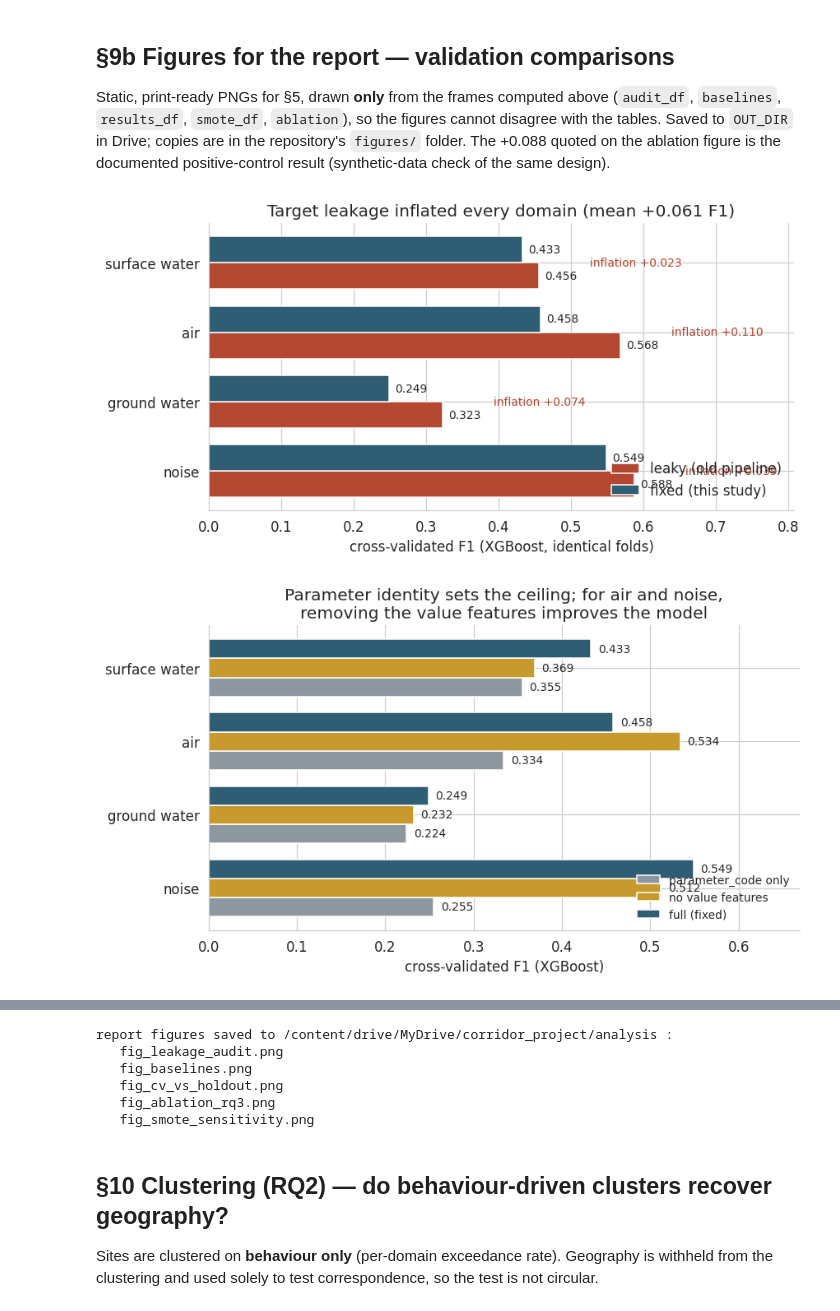
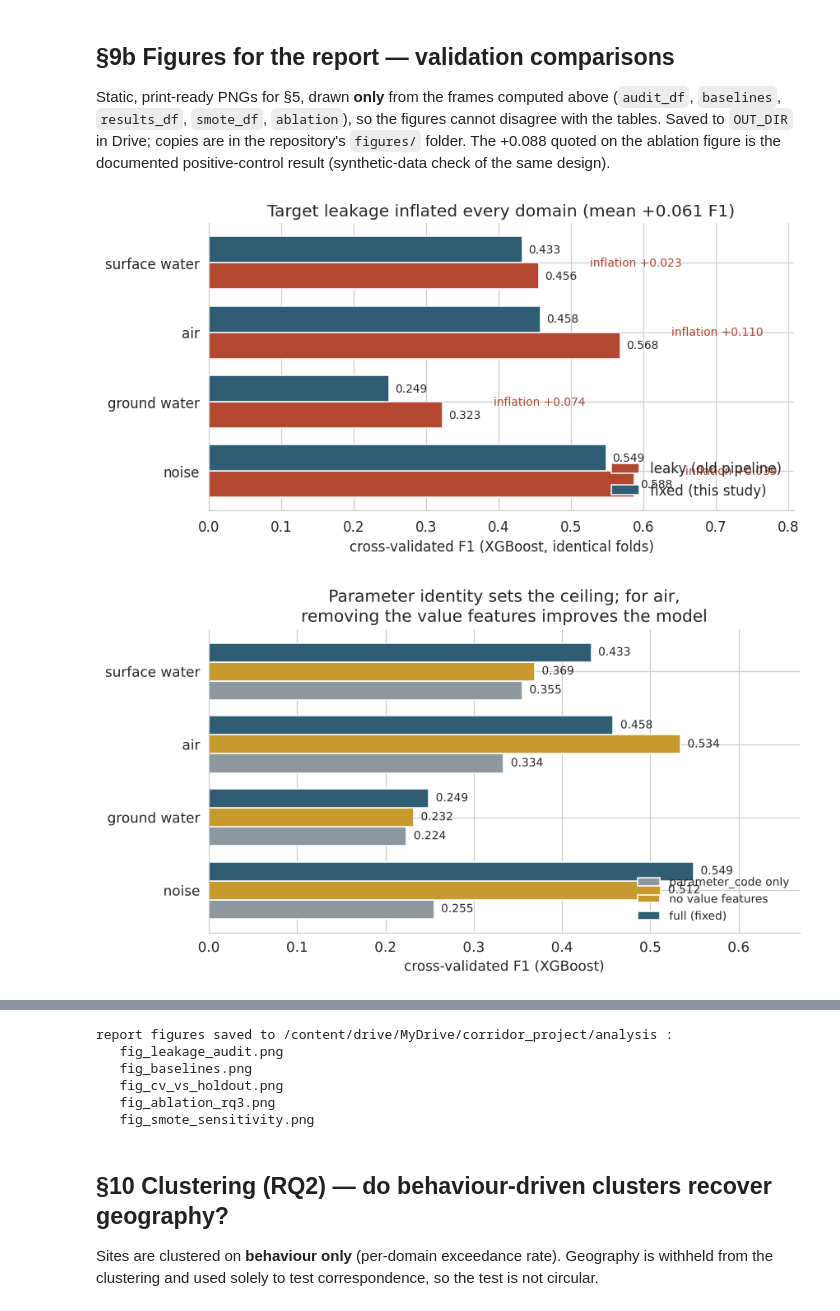
Before and after one commit to simanta-karmaker/corridor-environmental-compliance, a Jupyter notebook: notebooks/corridor_compliance_analysis.ipynb, the cells around one changed output, grey strips where cells are left out. Saved outputs shown, nothing was run; the diff lists cells and outputs as text; code cells hidden in the pictures.

```diff
--- a/notebooks/corridor_compliance_analysis.ipynb
+++ b/notebooks/corridor_compliance_analysis.ipynb
@@ -678,7 +678,7 @@ for k, (col, c) in enumerate(zip(ORDER_B, [C_PARAM, C_NOVAL, C_FULL])):
 ax.set_yticks(y, [nice(d) for d in piv.index]); ax.invert_yaxis()
 ax.set_xlabel('cross-validated F1 (XGBoost)')
 ax.set_xlim(0, piv.values.max() + 0.12)
-ax.set_title('Parameter identity sets the ceiling; for air and noise,\n'
+ax.set_title('Parameter identity sets the ceiling; for air,\n'
              'removing the value features improves the model')
 ax.legend(frameon=False, loc='lower right', fontsize=9)
 fig.tight_layout(); fig.savefig(f'{OUT_DIR}/fig_baselines.png'); plt.show()
@@ -711,34 +711,34 @@ ax.set_yticks(y, [nice(d) for d in ab.index]); ax.invert_yaxis()
 ax.set_xlabel('cross-validated recall (XGBoost)')
 ax.set_xlim(0, ab[list(REC)].values.max() + 0.12)
 ax.set_title(f'Typology adds nothing: mean D−A {ab.D_minus_A.mean():+.3f}, '
              f'C−B {ab.C_minus_B.mean():+.3f}\n'
              '(design validated on synthetic data: detects a planted zone effect at +0.088 recall)')
 ax.legend(frameon=False, loc='lower right', fontsize=9)
 fig.tight_layout(); fig.savefig(f'{OUT_DIR}/fig_ablation_rq3.png'); plt.show()
 
 # --- 5. SMOTE sensitivity ----------------------------------------------------
 if 'smote_df' in dir() and len(smote_df):
     s = smote_df.copy()
     s['label'] = s.domain.str.replace('_', ' ') + ' · ' + s.model
     fig, ax = plt.subplots(figsize=(8, 0.55 * len(s) + 1.6))
     y = np.arange(len(s))
     ax.barh(y + 0.19, s.d_f1, 0.38, color=C_NOVAL, label='Δ F1')
     ax.barh(y - 0.19, s.d_recall, 0.38, color='#4E7A6B', label='Δ recall')
     ax.axvline(0, color='#444', lw=0.8)
     ax.set_yticks(y, s.label, fontsize=9); ax.invert_yaxis()
     ax.set_xlabel('change vs class weighting (SMOTE inside training folds only)')
     best = s.loc[s.d_f1.idxmax()]
-    ax.set_title(f'SMOTE helps only {nice(best.domain)} · {best.model} '
+    ax.set_title(f'SMOTE helps most for {nice(best.domain)} · {best.model} '
                  f'(F1 {best.d_f1:+.3f}, recall {best.d_recall:+.3f})')
     ax.legend(frameon=False, fontsize=9)
     fig.tight_layout(); fig.savefig(f'{OUT_DIR}/fig_smote_sensitivity.png'); plt.show()
 
 print("report figures saved to", OUT_DIR, ":")
 for f in ['fig_leakage_audit', 'fig_baselines', 'fig_cv_vs_holdout',
           'fig_ablation_rq3', 'fig_smote_sensitivity']:
     print("  ", f + ".png")
 # %% [output]
 [figure]
-[figure, old version]
+[figure, new version]
 [figure]
 [figure]
```
Also changed, not shown: parts of 3 cells of this notebook, 4 other files.
